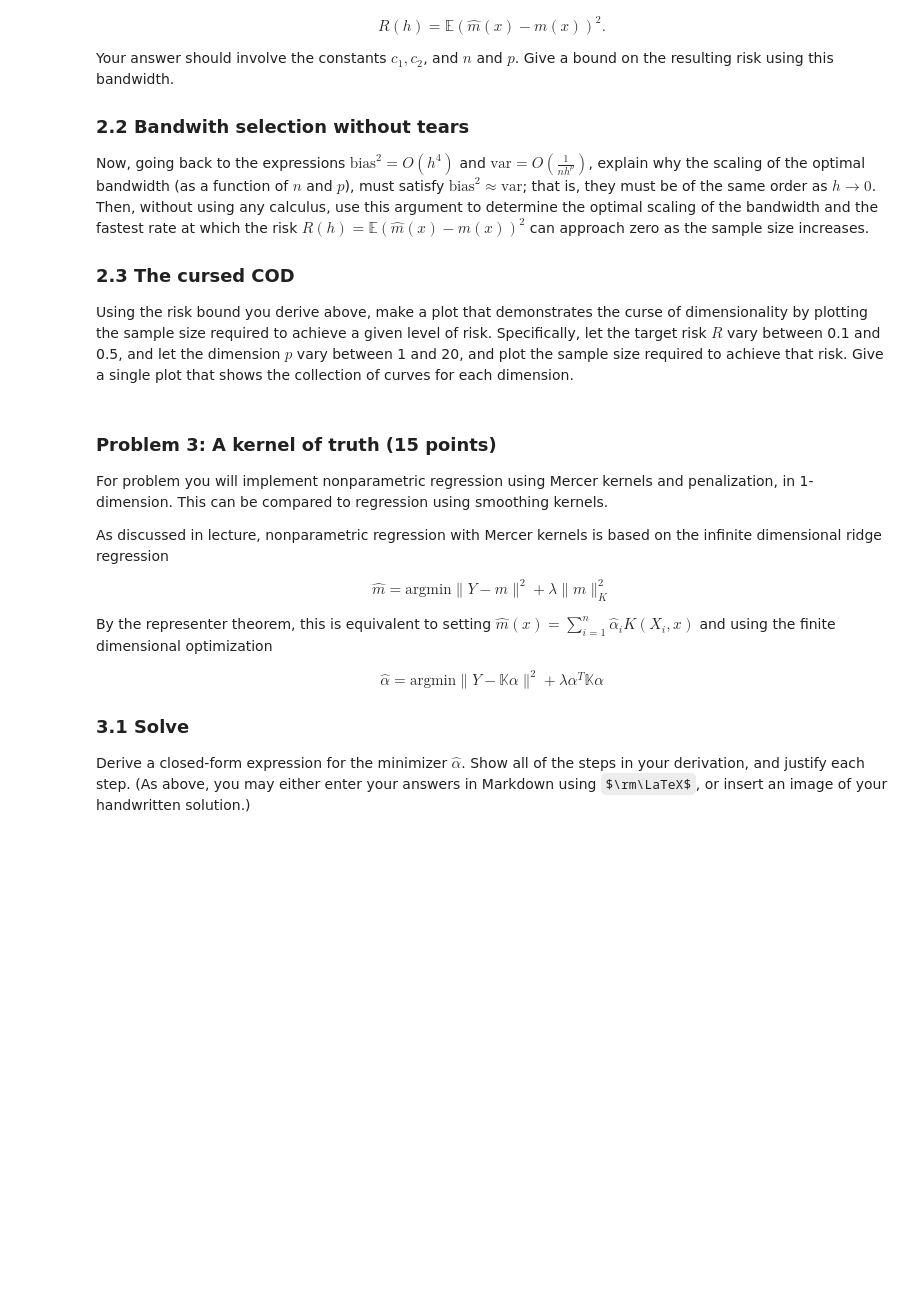
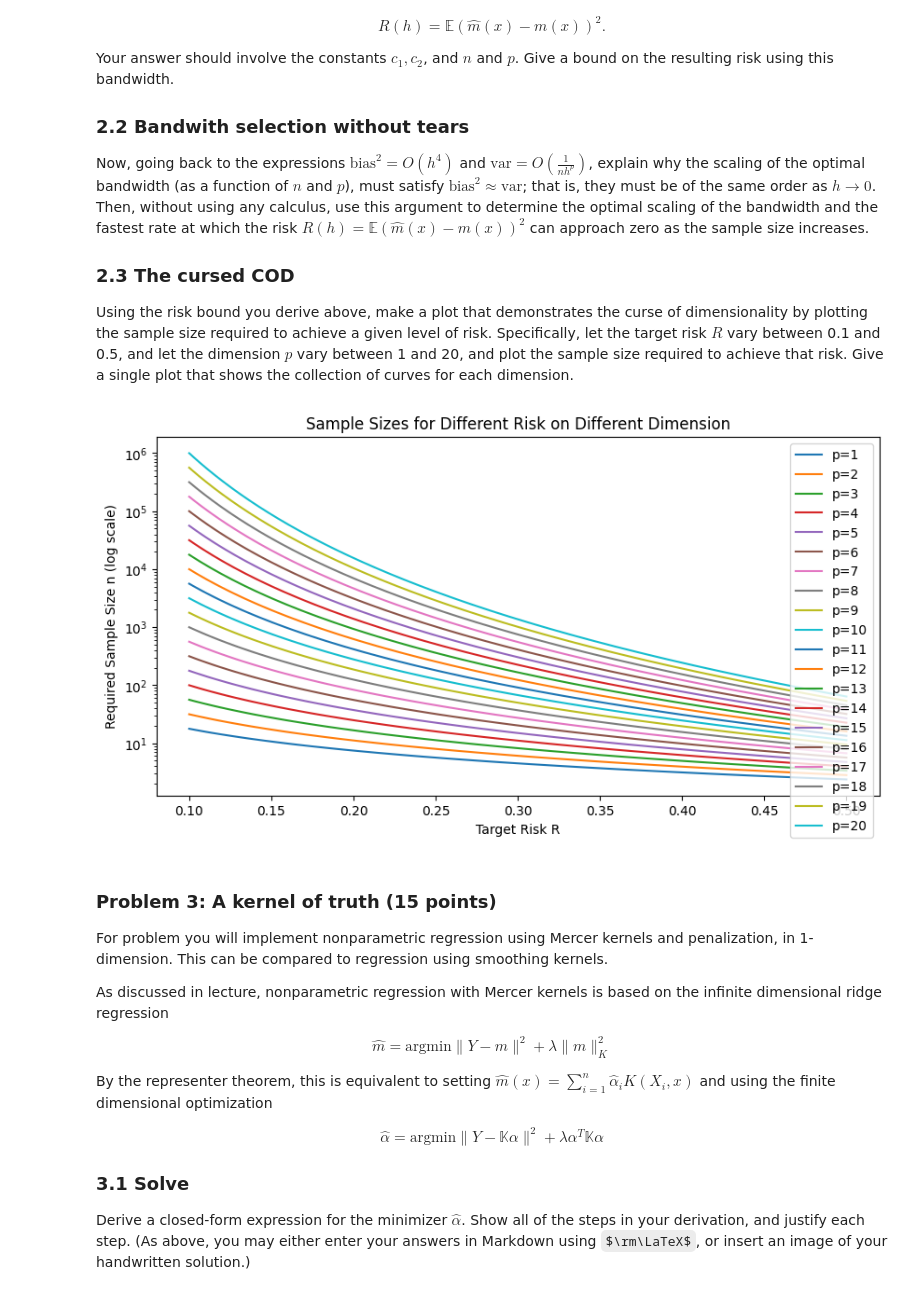
Before and after one commit to GITANO1031/6650, a Jupyter notebook: assignments/assn1/assn1.ipynb, the cells around one changed output. Saved outputs shown, nothing was run; the diff lists cells and outputs as text; code cells hidden in the pictures; some formulas as TeX source; blank space fills up the shorter version.

```diff
--- a/assignments/assn1/assn1.ipynb
+++ b/assignments/assn1/assn1.ipynb
@@ -168,3 +166,24 @@ Using the risk bound you derive above, make a plot that demonstrates the curse o
+# %%
+# your code and markdown with derivations here
+Rs = np.linspace(0.1, 0.5, 100)
+ps = range(1, 21)
+
+plt.figure(figsize=(10, 5))
+ax = plt.gca()
+
+for p in ps:
+    n = Rs ** (-(4 + p) / 4)
+    ax.plot(Rs, n, label=f"p={p}")
+
+ax.set_yscale("log")
+plt.axis("tight")
+plt.xlabel("Target Risk R")
+plt.ylabel("Required Sample Size n (log scale)")
+plt.title("Sample Sizes for Different Risk on Different Dimension")
+plt.legend()
+plt.show()
+# %% [output]
+[figure, added]
 # %% [markdown]
 ### Problem 3: A kernel of truth (15 points)
 
```
Also changed, not shown: parts of 1 cell of this notebook.
